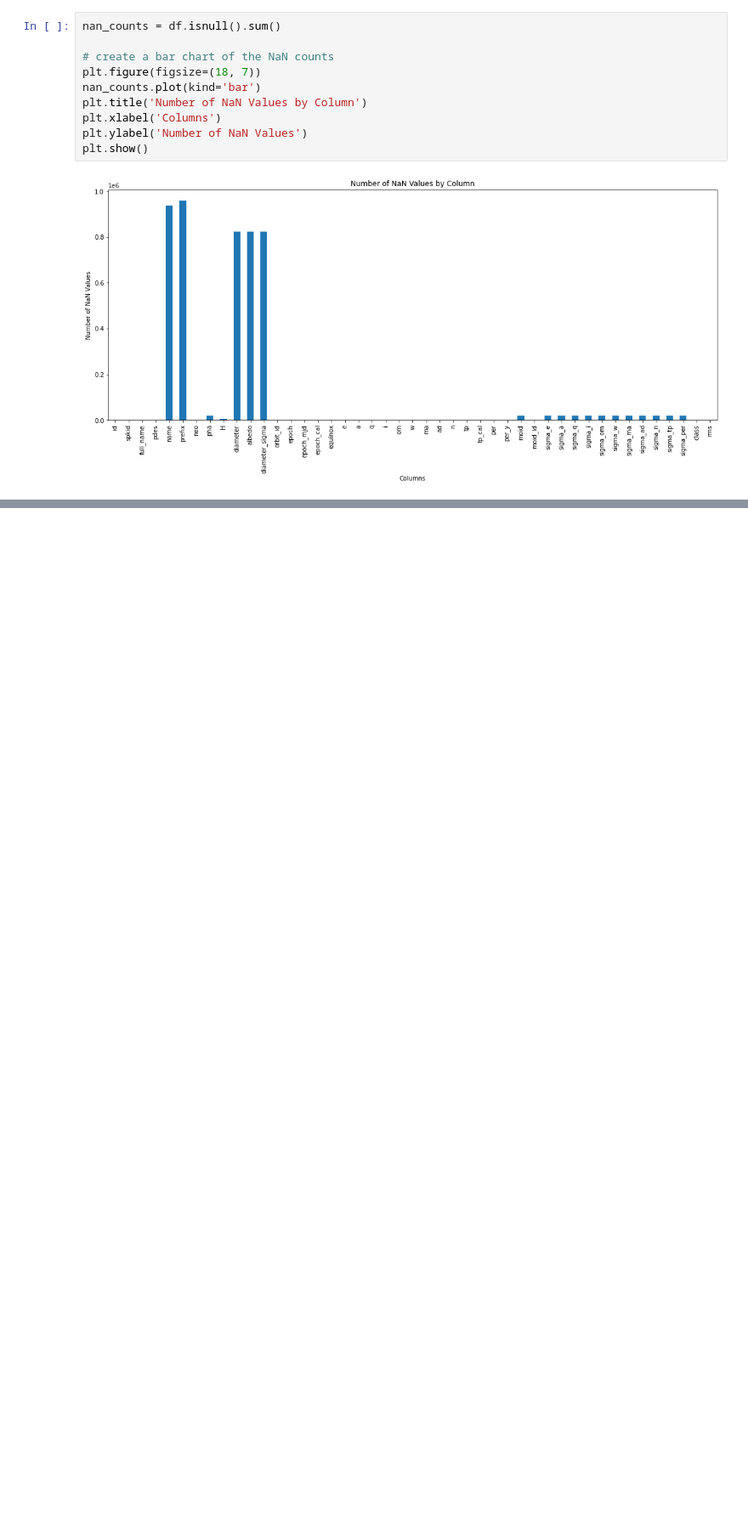
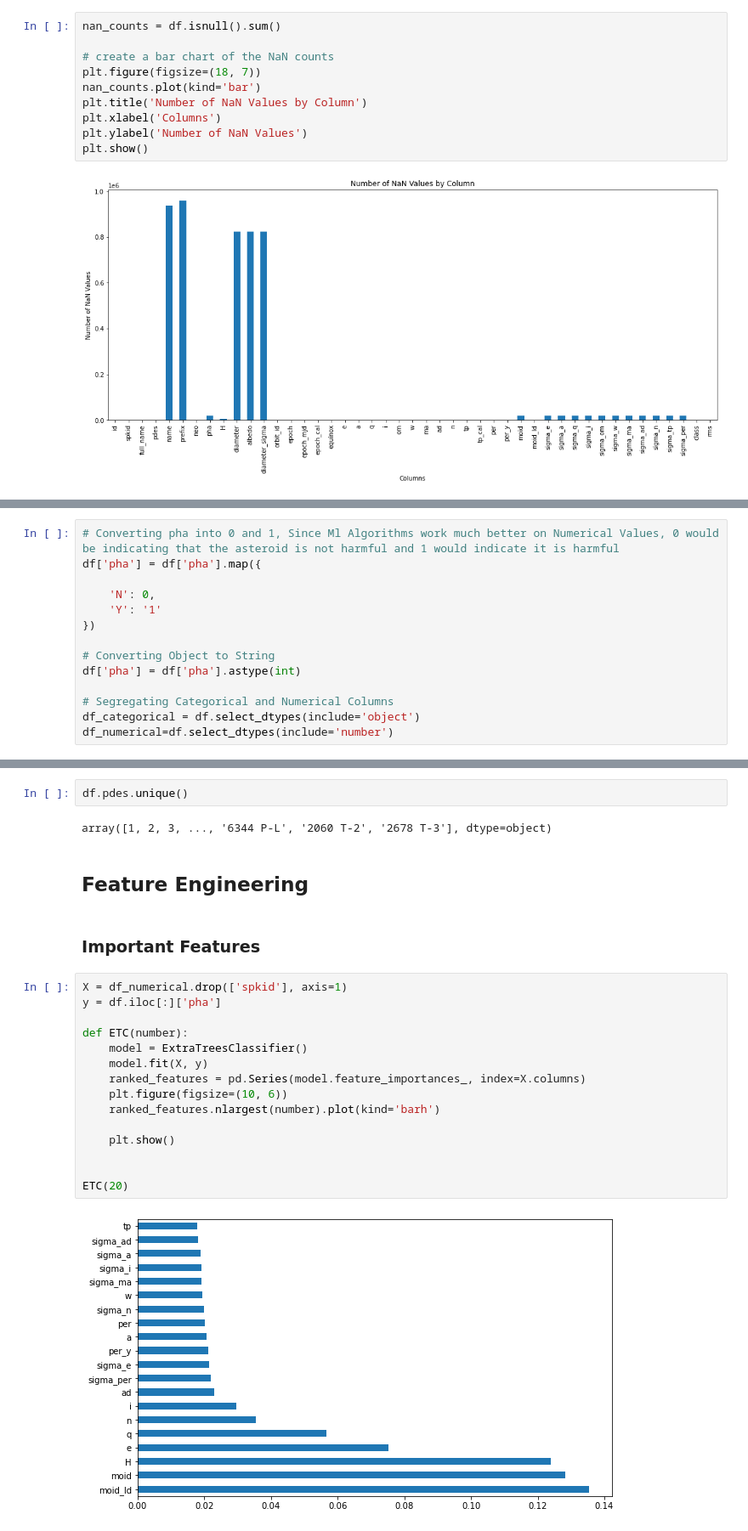
Before and after one commit to Mr-Dheer/Data-Mining, a Jupyter notebook: original.ipynb, the cells around one changed output, grey strips where cells are left out. Shown at 85% size. Cells and saved outputs as stored; diff of their text form; blank space fills up the shorter version.

```diff
--- a/original.ipynb
+++ b/original.ipynb
@@ -70,0 +114,14 @@ plt.show()
+# %%
+# Converting pha into 0 and 1, Since Ml Algorithms work much better on Numerical Values, 0 would be indicating that the asteroid is not harmful and 1 would indicate it is harmful
+df['pha'] = df['pha'].map({
+
+    'N': 0,
+    'Y': '1'
+})
+
+# Converting Object to String
+df['pha'] = df['pha'].astype(int)
+
+# Segregating Categorical and Numerical Columns
+df_categorical = df.select_dtypes(include='object')
+df_numerical=df.select_dtypes(include='number')
@@ -70,0 +137,25 @@ plt.show()
+# %%
+df.pdes.unique()
+# %% [output]
+array([1, 2, 3, ..., '6344 P-L', '2060 T-2', '2678 T-3'], dtype=object)
+# %% [markdown]
+## Feature Engineering
+# %% [markdown]
+### Important Features
+# %%
+X = df_numerical.drop(['spkid'], axis=1)
+y = df.iloc[:]['pha']
+
+def ETC(number):
+    model = ExtraTreesClassifier()
+    model.fit(X, y)
+    ranked_features = pd.Series(model.feature_importances_, index=X.columns)
+    plt.figure(figsize=(10, 6))
+    ranked_features.nlargest(number).plot(kind='barh')
+
+    plt.show()
+
+
+ETC(20)
+# %% [output]
+[figure, added]
```
Also changed, not shown: parts of 8 cells of this notebook.
